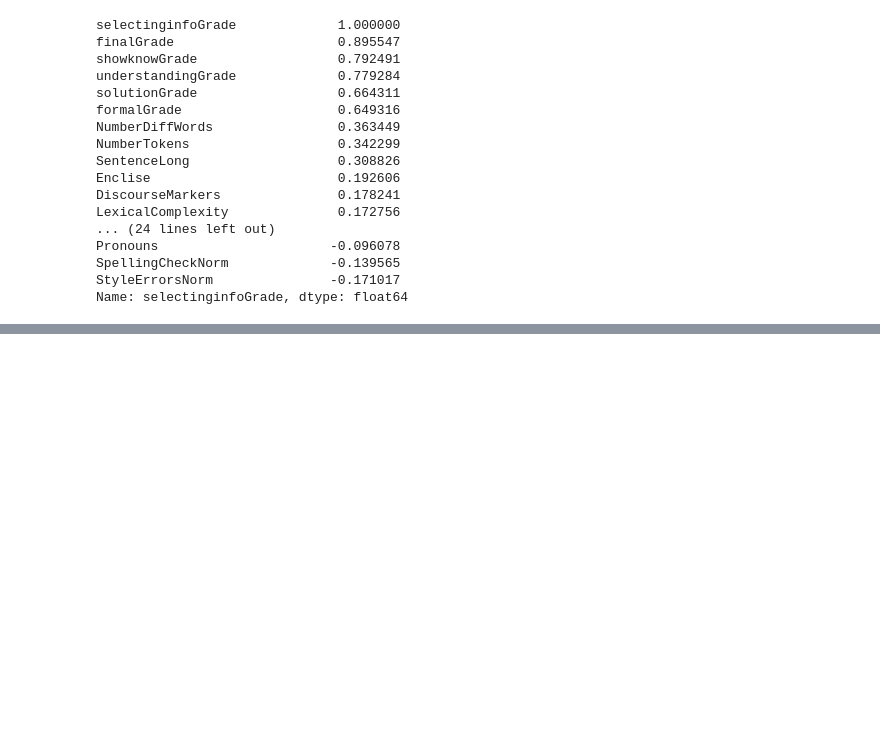
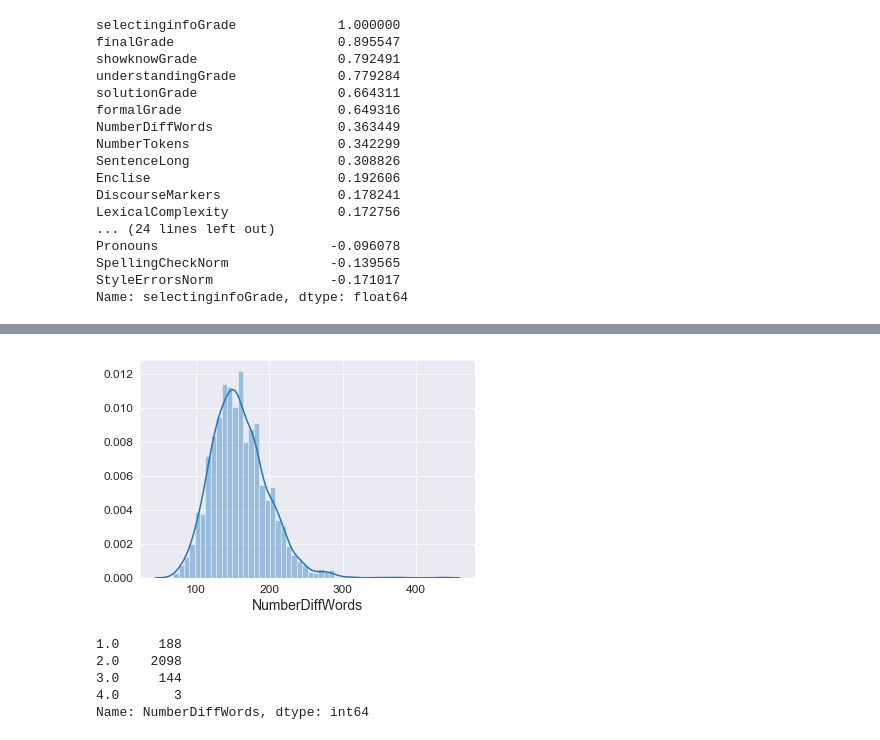
Before and after one commit to evelinamorim/aes-featureanalysis, a Jupyter notebook: Correlation_Features_UOL.ipynb, the cells around one changed output, grey strips where cells are left out. Drawn from its saved outputs; the diff is of its cells as text; code cells hidden in the pictures; blank space fills up the shorter version.

```diff
--- a/Correlation_Features_UOL.ipynb
+++ b/Correlation_Features_UOL.ipynb
@@ -121,0 +185,16 @@ Name: selectinginfoGrade, dtype: float64
+# %%
+sns.distplot(df.NumberDiffWords) # showing the distribution of the NumberDiffWords variable in the dataset
+plt.show()                                  # check the distplot params though. see how you can make it prettier
+# %% [output]
+[figure, added]
+# %%
+df["NumberDiffWords"] = np.ceil(df["NumberDiffWords"])
+
+# showing the frequency of each category
+df.NumberDiffWords.value_counts().sort_index()
+# %% [output]
+1.0     188
+2.0    2098
+3.0     144
+4.0       3
+Name: NumberDiffWords, dtype: int64
```
Also changed, not shown: parts of 7 cells of this notebook.
